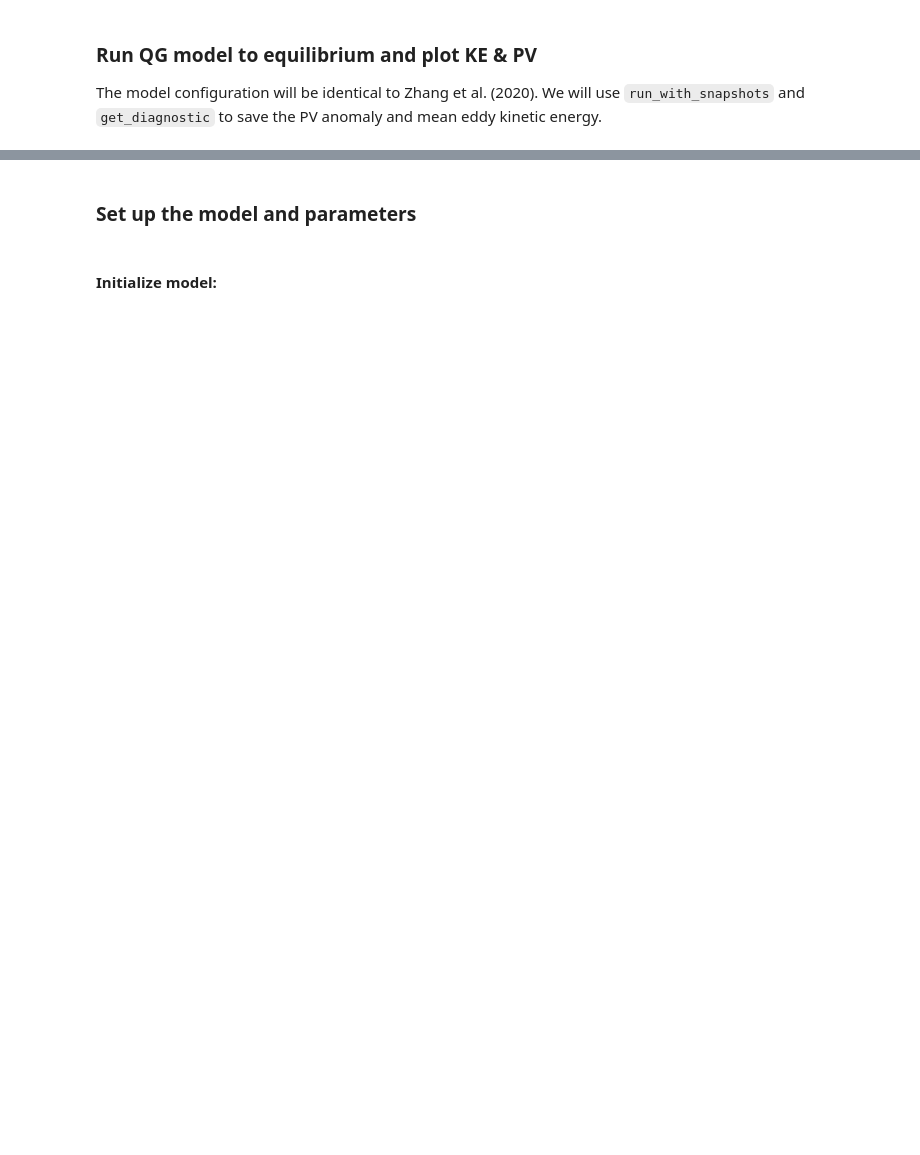
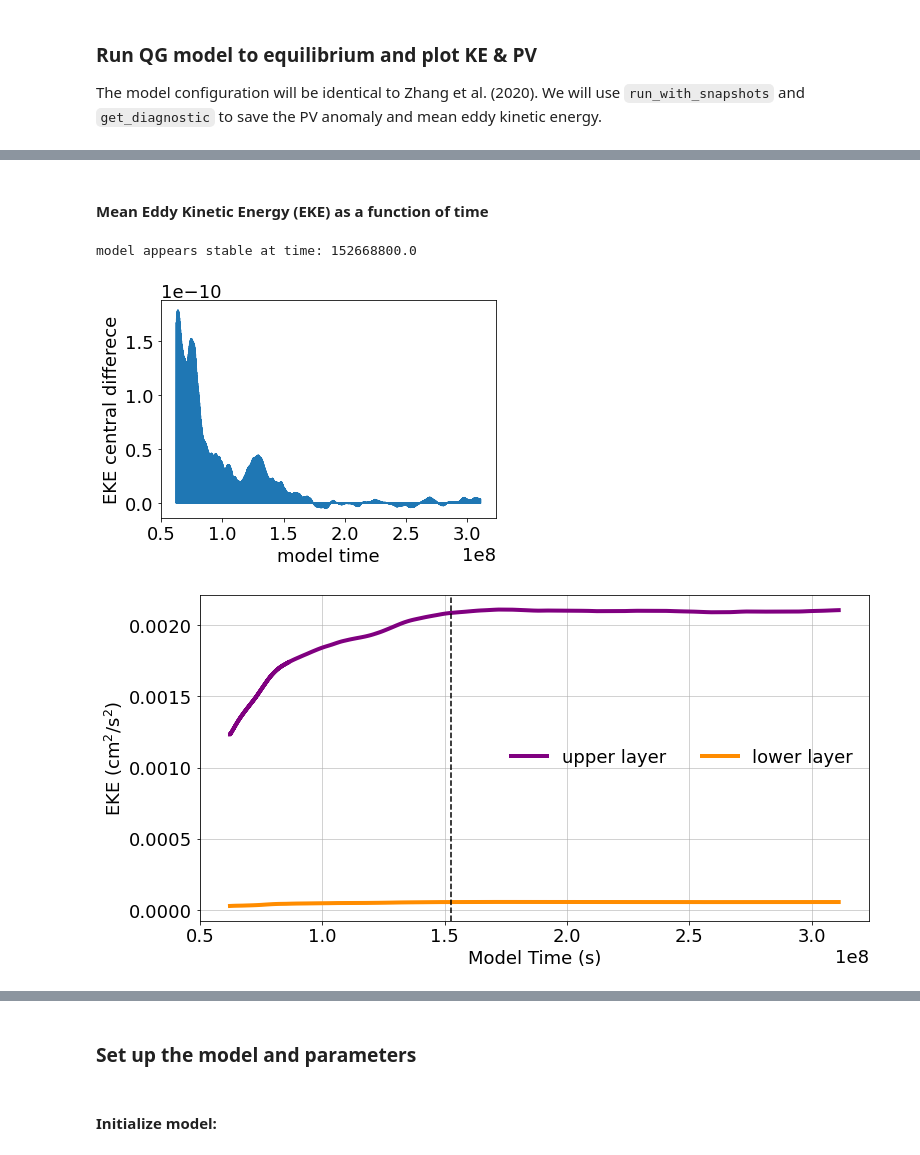
Before and after one commit to ocean-transport/lcs-ml, a Jupyter notebook: run_to_equilibrium.ipynb, the cells around one changed output, grey strips where cells are left out. Drawn from its saved outputs; the diff is of its cells as text; code cells hidden in the pictures; blank space fills up the shorter version.

```diff
--- a/run_to_equilibrium.ipynb
+++ b/run_to_equilibrium.ipynb
@@ -12,0 +98,48 @@ from xarray_output import model_to_dataset
+# %%
+# Initialize lists for the PV anomaly and EKE
+q = [qi]
+eke = [[np.nan, np.nan]]
+t = [0]
+
+# n=0
+for snapshot in m.run_with_snapshots(tsnapstart=m.t, tsnapint=m.dt):
+#     n+=1 # This counter controls when the EKE is appended to the list.
+
+    q.append(m.q) # PV anomaly
+    t.append(m.t) # model time
+#     if n > twrite*2: # EKE doesn't get computed until the first 'tavestart' interval
+    try:
+        eke.append(m.get_diagnostic('EKE')) # mean eddy kinetic energy
+    except:
+        eke.append([np.nan, np.nan])
+
+# Convert to numpy arrays
+q_snapshots = np.asarray(q)
+EKE_snapshots = np.asarray(eke)
+t_snapshots = np.asarray(t)
+# %% [markdown]
+#### Mean Eddy Kinetic Energy (EKE) as a function of time
+# %%
+# Take derivative of upper layer EKE using a central difference
+dEKE_dt = np.gradient(EKE_snapshots[:,0], t_snapshots)
+I = np.where((dEKE_dt<0.1e-10)&(dEKE_dt>0)) [0]
+EKE_stable = t_snapshots[I[0]]
+
+# Plot EKE derivative
+plt.rcParams.update({'font.size': 18})
+plt.figure(); plt.plot(t_snapshots, dEKE_dt)
+plt.ylabel('EKE central differece'); plt.xlabel('model time')
+
+print('model appears stable at time:', EKE_stable)
+
+# Plot time series of EKE
+plt.figure(figsize=(12,6))
+plt.plot(t_snapshots, EKE_snapshots[:,0], lw=4, color='purple', label='upper layer')
+plt.plot(t_snapshots, EKE_snapshots[:,1], lw=4, color='darkorange', label='lower layer')
+plt.axvline(x=EKE_stable, color='k', linestyle='--')
+plt.grid(True, alpha=0.7); plt.legend(frameon=False, ncol=2)
+plt.ylabel(r'EKE ($\rmcm^{2}$/$\rms^{2}$)'); plt.xlabel('Model Time (s)');
+# %% [output]
+model appears stable at time: 152668800.0
+[figure, added]
+[figure, added]
```
Also changed, not shown: parts of 15 cells of this notebook, 1 other file.
